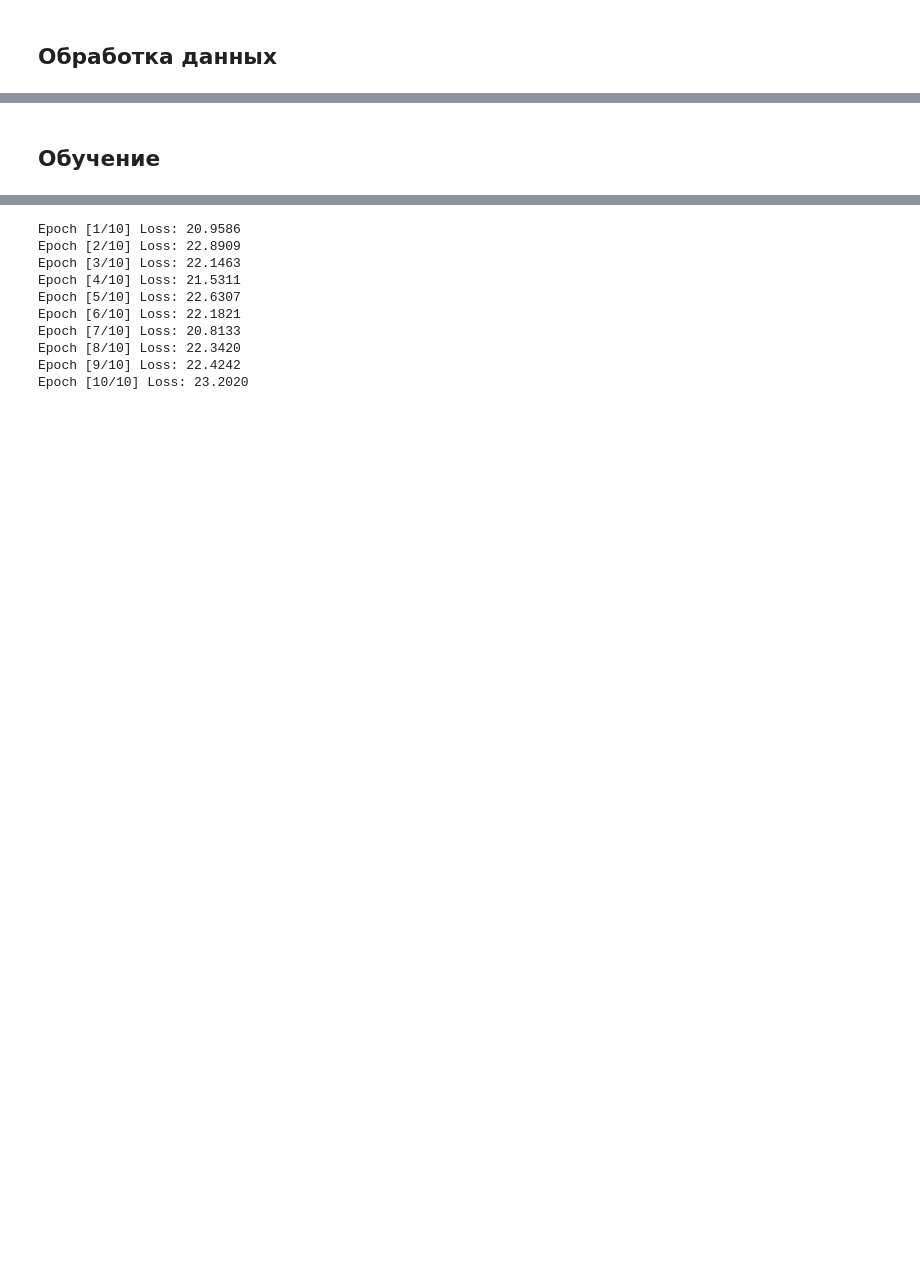
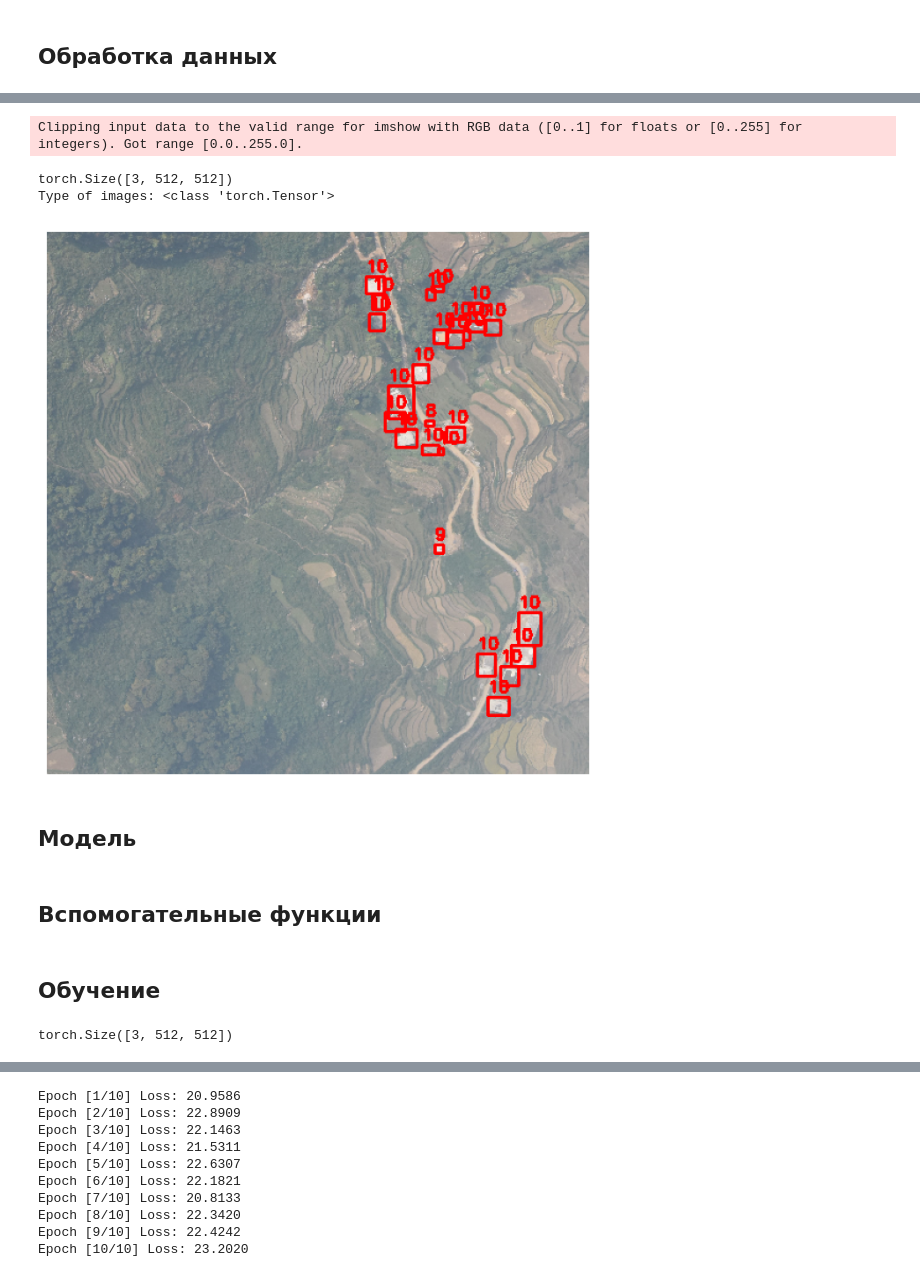
Before and after one commit to MALeyman/devsTraining, a Jupyter notebook: zala_task/4_task_2_MobileNetV3.ipynb, the cells around one changed output, grey strips where cells are left out. Saved outputs shown, nothing was run; the diff lists cells and outputs as text; code cells hidden in the pictures; blank space fills up the shorter version.

Commit message:
Добавил модель MobileNet

```diff
--- a/zala_task/4_task_2_MobileNetV3.ipynb
+++ b/zala_task/4_task_2_MobileNetV3.ipynb
@@ -181,0 +81,20 @@ output_json = "datasets/annotations/train.json"
+# %%
+current_directory = os.getcwd()
+
+target = 'dataset/dataset_mobileNet/target/'
+output_labels_path = os.path.join(current_directory, target)
+
+image = 'dataset/dataset_mobileNet/image/'
+output_images_path = os.path.join(current_directory, image)
+
+
+# Путь к изображениям и аннотациям YOLO
+
+labels = "dataset/dataset1/2_datasets_full_yolo/labels/train/"
+labels_path = os.path.join(current_directory, labels)
+images = "dataset/dataset1/2_datasets_full_yolo/images/train/"
+images_path = os.path.join(current_directory, images)
+
+
+print(labels_path)
+print(images_path)
@@ -181,0 +280,48 @@ output_json = "datasets/annotations/train.json"
+# %%
+import torch
+import cv2
+import matplotlib.pyplot as plt
+
+# Функция для отрисовки боксов
+def visualize_batch(images, targets, class_names=None):
+    batch_size = len(images)
+
+    for i in range(batch_size):
+        image = images[i].permute(1, 2, 0).numpy()  # Меняем порядок осей и конвертируем в numpy
+        h, w, _ = image.shape
+
+        # Переводим из тензора в список
+        boxes = targets[i]["boxes"].cpu().numpy()
+        labels = targets[i]["labels"].cpu().numpy()
+
+        # Отрисовка боксов
+        for box, label in zip(boxes, labels):
+            x1, y1, x2, y2 = map(int, box)
+            cv2.rectangle(image, (x1, y1), (x2, y2), (255, 0, 0), 2)
+
+            # Подпись класса, если есть словарь классов
+            class_name = class_names[label] if class_names else str(label)
+            cv2.putText(image, class_name, (x1, y1 - 5), cv2.FONT_HERSHEY_SIMPLEX, 0.5, (255, 0, 0), 2)
+
+        # Показываем изображение
+        plt.figure(figsize=(8, 8))
+        plt.imshow(image)
+        plt.axis("off")
+        plt.show()
+
+
+data_loader = DataLoader(dataset, batch_size=1, shuffle=True, collate_fn=lambda x: tuple(zip(*x)))
+# Загружаем первую пачку изображений
+dataiter = iter(data_loader)
+images, targets = next(dataiter)
+print(images[0].shape)
+# Визуализируем
+print(f"Type of images: {type(images[0])}")
+visualize_batch(images, targets)
+# %% [output]
+Clipping input data to the valid range for imshow with RGB data ([0..1] for floats or [0..255] for integers). Got range [0.0..255.0].
+torch.Size([3, 512, 512])
+Type of images: <class 'torch.Tensor'>
+[figure, added]
+# %% [markdown]
+## Модель
@@ -181,0 +428,2 @@ output_json = "datasets/annotations/train.json"
+# %% [markdown]
+## Вспомогательные функции
@@ -182,2 +642,9 @@ output_json = "datasets/annotations/train.json"
 # %% [markdown]
 ## Обучение
+# %%
+data_loader = DataLoader(dataset, batch_size=4, shuffle=True, collate_fn=lambda x: tuple(zip(*x)))
+dataiter = iter(data_loader)
+images, targets = next(dataiter)
+print(images[0].shape)
+# %% [output]
+torch.Size([3, 512, 512])
```
Also changed, not shown: parts of 23 cells of this notebook.
